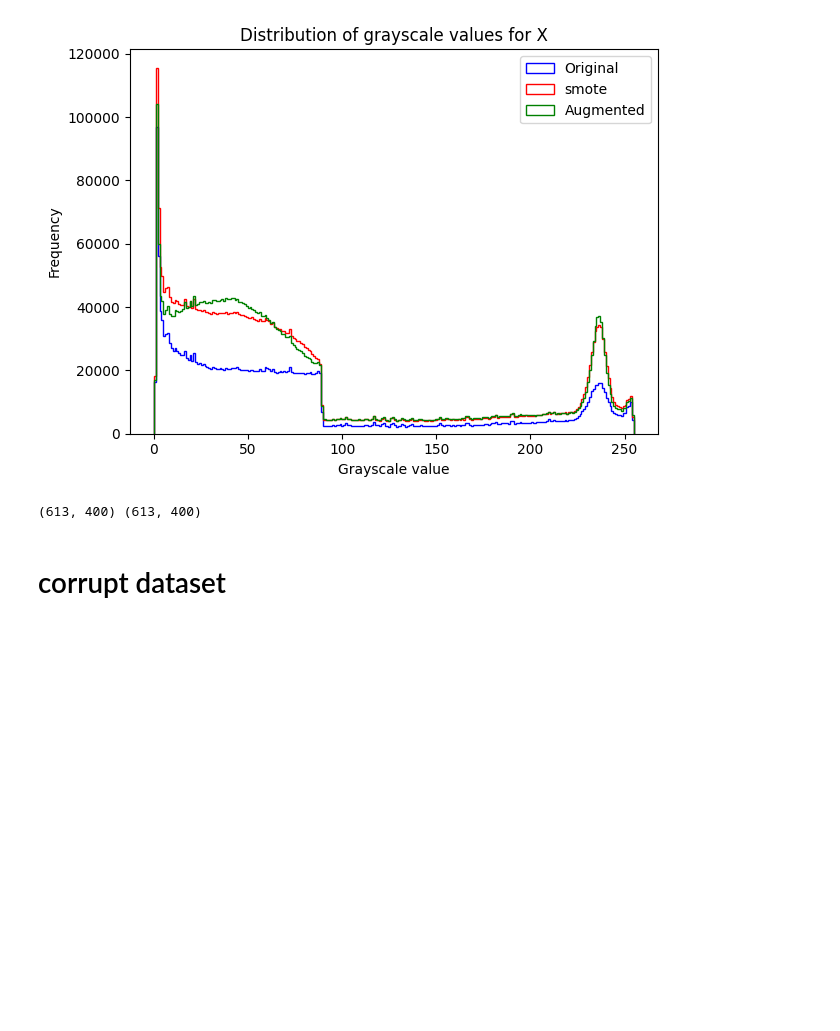
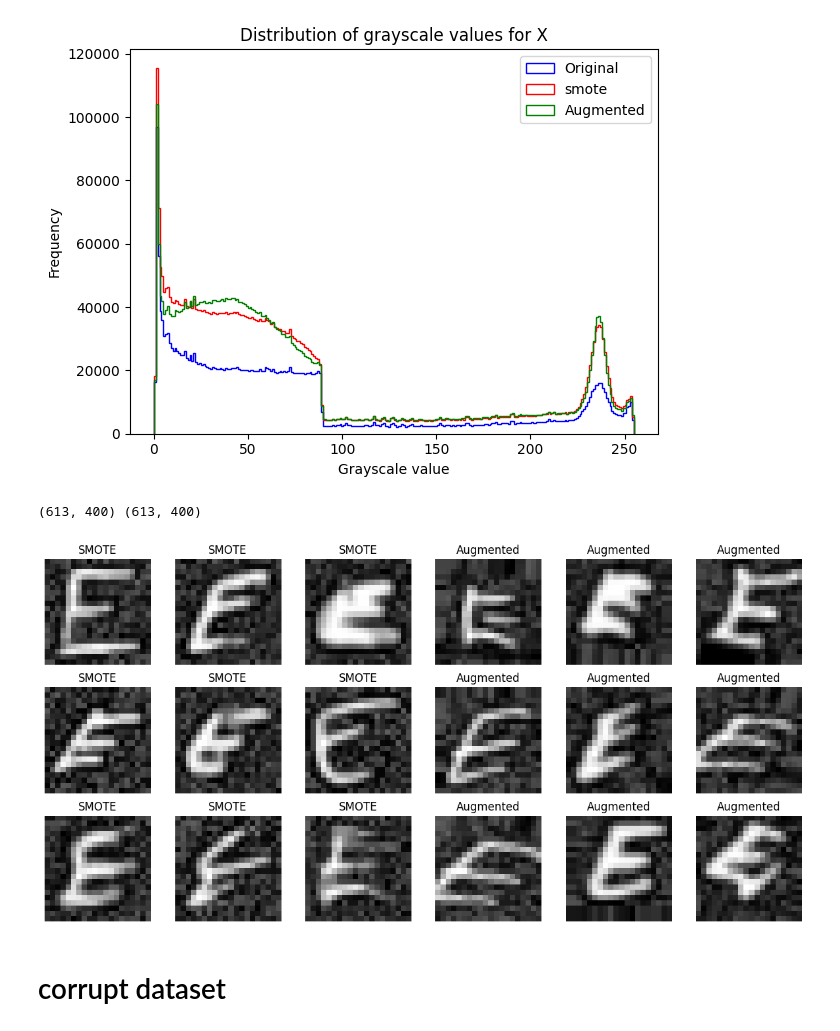
Before and after one commit to vhrollo/inf264_project2, a Jupyter notebook: src/visualizing_the_data.ipynb, the cells around one changed output. Drawn from its saved outputs; the diff is of its cells as text; code cells hidden in the pictures; blank space fills up the shorter version.

```diff
--- a/src/visualizing_the_data.ipynb
+++ b/src/visualizing_the_data.ipynb
@@ -102,37 +95,40 @@ def visualize_sample_comparison(X1, X2, image_size=(20, 20)):
         plt.subplot(3, 6, (i % 3) + 4 + (i // 3) * 6)
         plt.imshow(X2[idx].reshape(image_size), cmap='gray')
         plt.title("Augmented")
         plt.axis('off')
 
     plt.tight_layout()
     plt.show()
 
-# visualize_sample_comparison(X_train_14_smote_sample, X_train_14_aug_sample)
+visualize_sample_comparison(X_train_14_smote_sample, X_train_14_aug_sample)
 
 
 def visualize_preds(X, cols=10):
     num_ood_samples = len(X)
 
     num_cols = cols
     num_rows = int(np.ceil(num_ood_samples / num_cols))
 
     _, axes = plt.subplots(num_rows, num_cols, figsize=(15, num_rows * 2))
 
     for i, ax in enumerate(axes.flat):
         if i < num_ood_samples:
             ax.imshow(X[i].reshape(20, 20), cmap='gray')
             ax.set_title(f"Aug {i+1}")
             ax.axis('off')
         else:
             ax.axis('off')
 
     plt.tight_layout()
-    plt.savefig('../other/imgs/aug_E_samples.png')
     plt.show()
-
-# visualize_preds(X_train_14_aug)
+# dont run this, this will be in the folder for your own sake
+# it is nice as you can see the images the augmented images of E
+# and the smote images of E and how repetetive the smote are
+# compared to the augmented images
+#visualize_preds(X_train_14_aug)
 # %% [output]
 (613, 400) (613, 400)
+[figure, added]
 # %% [markdown]
 # corrupt dataset
 # %%
```
Also changed, not shown: parts of 5 cells of this notebook, 1 other file.
